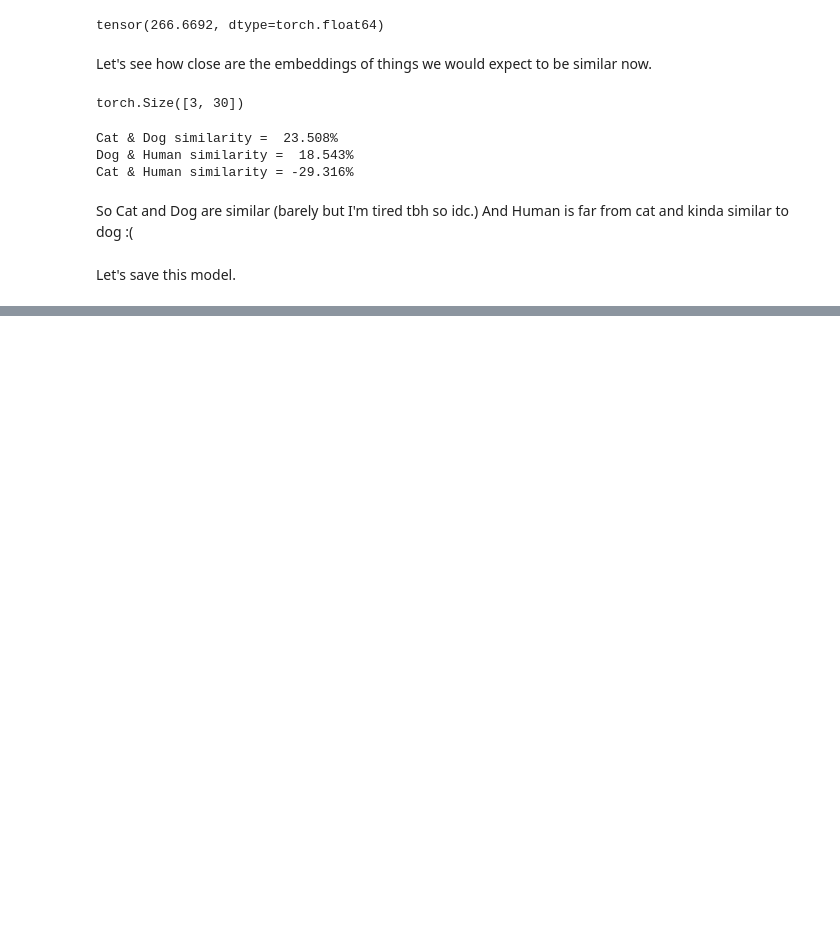
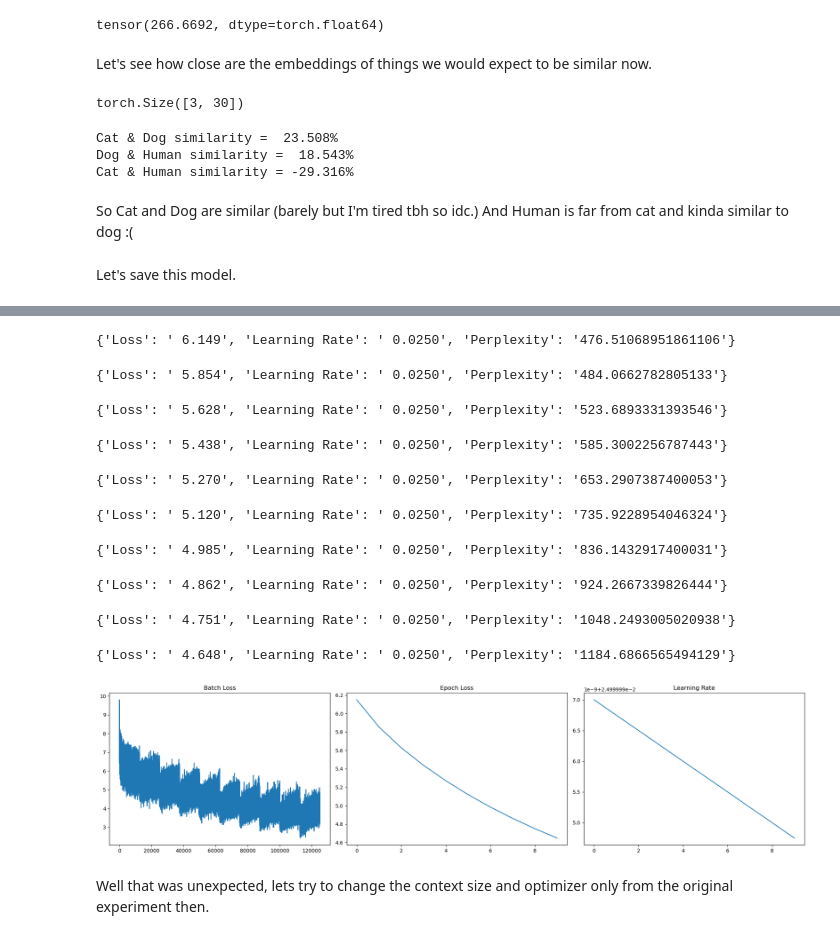
Before and after one commit to SHIXOOM/Language-Modeling-from-Scratch, a Jupyter notebook: Neural Probabilistic Language Model/Neural Probabilistic Language Model.ipynb, the cells around one changed output, grey strips where cells are left out. Cells and saved outputs as stored; diff of their text form; code cells hidden in the pictures; blank space fills up the shorter version.

```diff
--- a/Neural Probabilistic Language Model/Neural Probabilistic Language Model.ipynb
+++ b/Neural Probabilistic Language Model/Neural Probabilistic Language Model.ipynb
@@ -705,0 +735,23 @@ dataset.decode(best.argmax().cpu())
+# %%
+indices = list(range(len(dataset)))
+
+train_size = 800000
+validation_size = 200000
+test_size = 161188
+
+train_set = Subset(dataset=dataset, indices=indices[:train_size])
+
+validation_set = Subset(
+    dataset=dataset, indices=indices[train_size : train_size + validation_size]
+)
+
+test_set = Subset(dataset=dataset, indices=indices[train_size + validation_size :])
+# %%
+nlm2 = NLM(
+    v=dataset.vocab_length,
+    m=100,
+    n=10,
+    h=200,
+    padding_idx=dataset.padding_token
+)
+nlm2.to(device)
@@ -705,0 +766,35 @@ dataset.decode(best.argmax().cpu())
+# %%
+learning_rate = 0.001
+optimizer = torch.optim.Adam(
+    params=nlm2.parameters(),
+    lr=learning_rate,
+)
+loss_function = nn.NLLLoss()
+
+train_batch_loss, train_epoch_loss, train_learning_rate = train(
+    dataset=train_set,
+    batch_size=64,
+    epochs=10,
+    model=nlm2,
+    validation_set=validation_set,
+)
+
+plot_training_data(train_batch_loss, train_epoch_loss, train_learning_rate)
+
+calculate_perplexity(
+    vocab_length=dataset.vocab_length, dataset=test_set, batch_size=3000, model=nlm2
+)
+# %% [output]
+{'Loss': ' 6.149', 'Learning Rate': ' 0.0250', 'Perplexity': '476.51068951861106'}
+{'Loss': ' 5.854', 'Learning Rate': ' 0.0250', 'Perplexity': '484.0662782805133'}
+{'Loss': ' 5.628', 'Learning Rate': ' 0.0250', 'Perplexity': '523.6893331393546'}
+{'Loss': ' 5.438', 'Learning Rate': ' 0.0250', 'Perplexity': '585.3002256787443'}
+{'Loss': ' 5.270', 'Learning Rate': ' 0.0250', 'Perplexity': '653.2907387400053'}
+{'Loss': ' 5.120', 'Learning Rate': ' 0.0250', 'Perplexity': '735.9228954046324'}
+{'Loss': ' 4.985', 'Learning Rate': ' 0.0250', 'Perplexity': '836.1432917400031'}
+{'Loss': ' 4.862', 'Learning Rate': ' 0.0250', 'Perplexity': '924.2667339826444'}
+{'Loss': ' 4.751', 'Learning Rate': ' 0.0250', 'Perplexity': '1048.2493005020938'}
+{'Loss': ' 4.648', 'Learning Rate': ' 0.0250', 'Perplexity': '1184.6866565494129'}
+[figure, added]
+# %% [markdown]
+Well that was unexpected, lets try to change the context size and optimizer only from the original experiment then.
```
Also changed, not shown: parts of 21 cells of this notebook.
